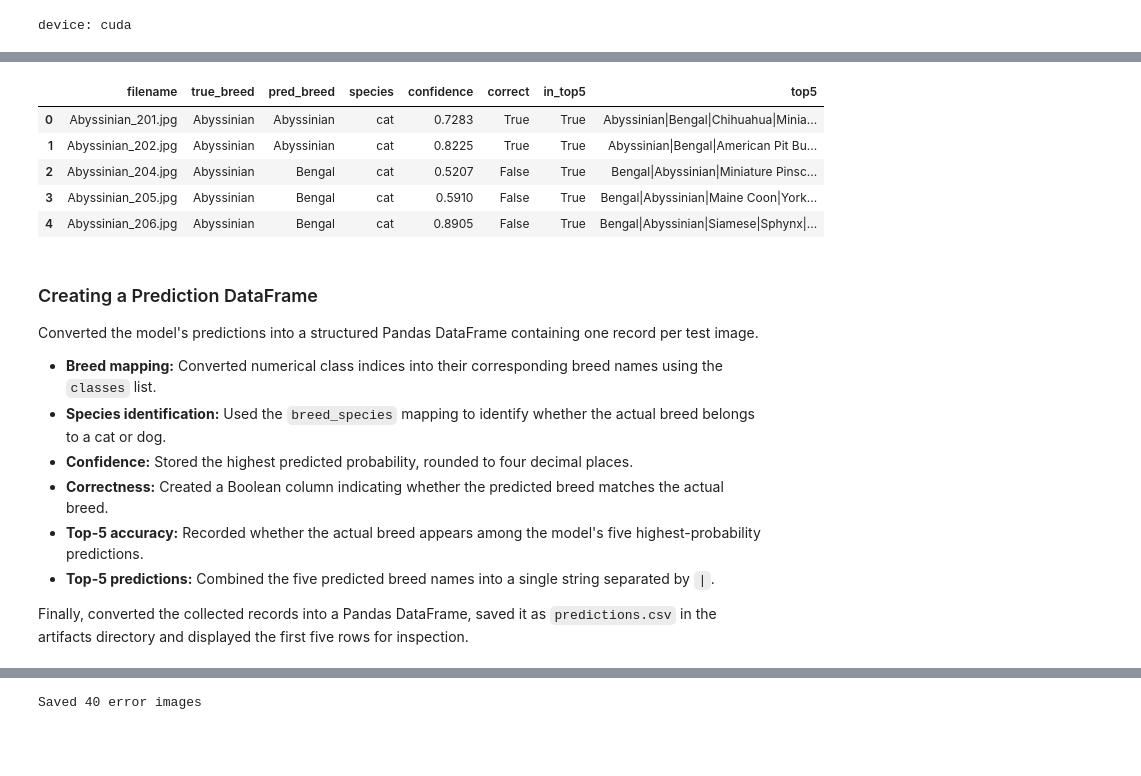
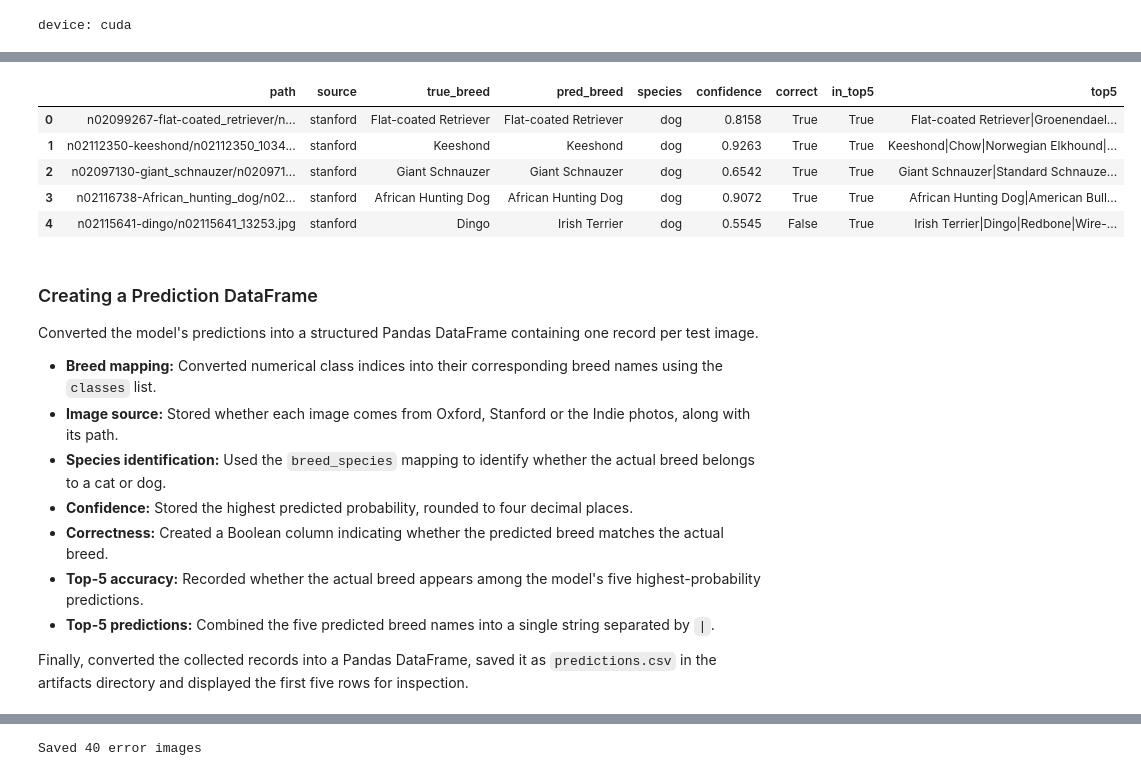
Before and after one commit to piihutanoch/pet-breed-classifier, a Jupyter notebook: notebooks/04_evaluate.ipynb, the cells around one changed output, grey strips where cells are left out. Drawn from its saved outputs; the diff is of its cells as text; code cells hidden in the pictures; blank space fills up the shorter version.

```diff
--- a/notebooks/04_evaluate.ipynb
+++ b/notebooks/04_evaluate.ipynb
@@ -11,8 +12,8 @@ import torch
 Mounted at /content/drive
 # %%
 project_dir= Path("/content/drive/MyDrive/pet-breed-classifier")
-artifacts_dir= project_dir/"artifacts"
-src_dir= project_dir/"src"            # reusable .py files live here
+artifacts_dir= project_dir/"artifacts_v2"
+src_dir= project_dir/"src"
 data_dir= Path("/content/data")
 
 artifacts_dir.mkdir(parents=True, exist_ok=True)
@@ -56,12 +78,15 @@ class 0: Abyssinian
 with open(artifacts_dir/"model_config.json") as f:
     config = json.load(f)
 
-# breed -> "cat"/"dog" (saved on Day 1)
+# breed -> "cat"/"dog" (saved in 01b)
 with open(artifacts_dir/"breed_species.json") as f:
     breed_species = json.load(f)
 
 # A plain list: position i = breed name (JSON keys are strings, so str(i))
-classes = [idx_to_class[str(i)] for i in range(37)]
+classes = [idx_to_class[str(i)] for i in range(NUM_CLASSES)]
+
+# The saved model must predict the same number of classes as the dataset
+assert config["num_classes"]== NUM_CLASSES
 
 print(config)
 print(classes[:3])
@@ -76,26 +100,24 @@ Loaded the model configuration and breed-to-species mapping from previously save
 # %%
 import importlib
 import numpy as np
-import pandas as pd
 import matplotlib.pyplot as plt
 
 sys.path.append(str(project_dir))
-import src.data, src.model
+import src.data, src.data_v2, src.model
 importlib.reload(src.data)
+importlib.reload(src.data_v2)
 importlib.reload(src.model)
 from src.data import get_eval_transform
+from src.data_v2 import ManifestDataset
 from src.model import build_model
 
-from torchvision.datasets import OxfordIIITPet
 from torch.utils.data import DataLoader
 
+# Select the test rows from the manifest (never used for training or model selection)
+test_rows= manifest[manifest["split"]== "test"].reset_index(drop=True)
+
 # Load the test dataset with the evaluation transformations
-test_ds= OxfordIIITPet(
-    root= data_dir,
-    split= "test",
-    target_types= "category",
-    transform= get_eval_transform()
-)
+test_ds= ManifestDataset(test_rows, ROOTS, get_eval_transform())
 
 # Create a DataLoader without shuffling to preserve dataset order
 test_loader= DataLoader(
@@ -105,8 +127,10 @@ test_loader= DataLoader(
     num_workers= 2
 )
 
-# Extract filenames in the same order as the test dataset
-test_files= [Path(p).name for p in test_ds.images]
+# Image paths and sources in the same order as the test dataset
+test_files= test_rows["path"].tolist()
+test_sources= test_rows["source"].tolist()
 
 print("Test images:", len(test_ds))
+print(test_rows["source"].value_counts().to_dict())
 # %% [output]
@@ -119,7 +145,7 @@ Reloaded the project modules to incorporate the latest code changes and initiali
 # %%
 # Final fine-tuned model (architecture name comes from model_config.json)
 final_model= build_model(
-    config["name"], num_classes=37, freeze=False
+    config["name"], num_classes=NUM_CLASSES, freeze=False
     ).to(device)
 
 final_model.load_state_dict(
@@ -128,7 +154,7 @@ final_model.load_state_dict(
 
 # Day 2 frozen baseline
 baseline_model= build_model(
-    "efficientnet_b0", num_classes=37, freeze=True
+    "efficientnet_b0", num_classes=NUM_CLASSES, freeze=True
     ).to(device)
 
 baseline_model.load_state_dict(
@@ -234,38 +273,39 @@ Finally, we check:
 # %%
 rows = []
 for i in range(len(test_files)):
     true_breed = classes[y_true[i]]
     pred_breed = classes[y_pred[i]]
     top5_names = [classes[j] for j in top5_idx[i]]
 
     rows.append({
-        "filename": test_files[i],
+        "path": test_files[i],
+        "source": test_sources[i],               # oxford / stanford / indie
         "true_breed": true_breed,
         "pred_breed": pred_breed,
         "species": breed_species[true_breed],
         "confidence": round(float(conf[i]), 4),
         "correct": true_breed == pred_breed,
         "in_top5": true_breed in top5_names,
         "top5": "|".join(top5_names),          # one text column, e.g. "Beagle|Basset Hound|..."
     })
 
 pred_df = pd.DataFrame(rows)
 pred_df.to_csv(artifacts_dir / "predictions.csv", index=False)
 pred_df.head()
 # %% [output]
-|  | filename | true_breed | pred_breed | species | confidence | correct | in_top5 | top5 |
-| 0 | Abyssinian_201.jpg | Abyssinian | Abyssinian | cat | 0.7283 | True | True | Abyssinian|Bengal|Chihuahua|Minia... |
-| 1 | Abyssinian_202.jpg | Abyssinian | Abyssinian | cat | 0.8225 | True | True | Abyssinian|Bengal|American Pit Bu... |
-| 2 | Abyssinian_204.jpg | Abyssinian | Bengal | cat | 0.5207 | False | True | Bengal|Abyssinian|Miniature Pinsc... |
-| 3 | Abyssinian_205.jpg | Abyssinian | Bengal | cat | 0.5910 | False | True | Bengal|Abyssinian|Maine Coon|York... |
-| 4 | Abyssinian_206.jpg | Abyssinian | Bengal | cat | 0.8905 | False | True | Bengal|Abyssinian|Siamese|Sphynx|... |
+|  | path | source | true_breed | pred_breed | species | confidence | correct | in_top5 | top5 |
+| 0 | n02099267-flat-coated_retriever/n... | stanford | Flat-coated Retriever | Flat-coated Retriever | dog | 0.8158 | True | True | Flat-coated Retriever|Groenendael... |
+| 1 | n02112350-keeshond/n02112350_1034... | stanford | Keeshond | Keeshond | dog | 0.9263 | True | True | Keeshond|Chow|Norwegian Elkhound|... |
+| 2 | n02097130-giant_schnauzer/n020971... | stanford | Giant Schnauzer | Giant Schnauzer | dog | 0.6542 | True | True | Giant Schnauzer|Standard Schnauze... |
+| 3 | n02116738-African_hunting_dog/n02... | stanford | African Hunting Dog | African Hunting Dog | dog | 0.9072 | True | True | African Hunting Dog|American Bull... |
+| 4 | n02115641-dingo/n02115641_13253.jpg | stanford | Dingo | Irish Terrier | dog | 0.5545 | False | True | Irish Terrier|Dingo|Redbone|Wire-... |
 # %% [markdown]
-
 ### Creating a Prediction DataFrame
 
 Converted the model's predictions into a structured Pandas DataFrame containing one record per test image.
 
 - **Breed mapping:** Converted numerical class indices into their corresponding breed names using the `classes` list.
+- **Image source:** Stored whether each image comes from Oxford, Stanford or the Indie photos, along with its path.
 - **Species identification:** Used the `breed_species` mapping to identify whether the actual breed belongs to a cat or dog.
 - **Confidence:** Stored the highest predicted probability, rounded to four decimal places.
 - **Correctness:** Created a Boolean column indicating whether the predicted breed matches the actual breed.
```
Also changed, not shown: parts of 27 cells of this notebook.
